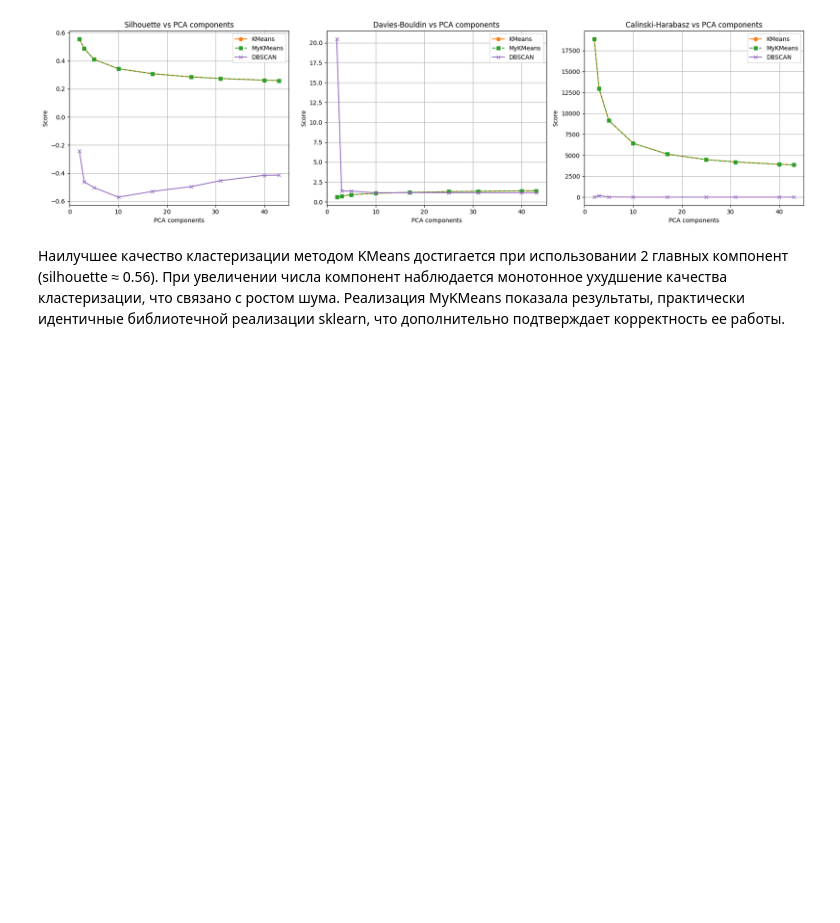
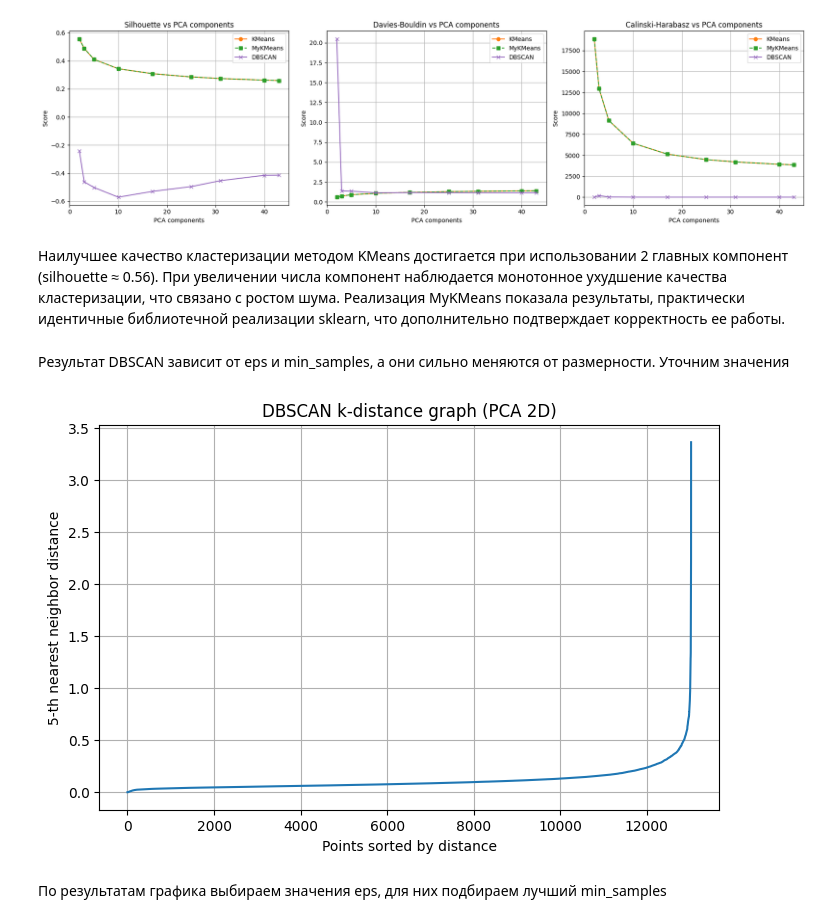
Before and after one commit to sofyak0zyreva/ml-course, a Jupyter notebook: homework/task6.ipynb, the cells around one changed output. Saved outputs shown, nothing was run; the diff lists cells and outputs as text; code cells hidden in the pictures; blank space fills up the shorter version.

```diff
--- a/homework/task6.ipynb
+++ b/homework/task6.ipynb
@@ -644,3 +663,31 @@ plt.show()
 Наилучшее качество кластеризации методом KMeans достигается при использовании 2 главных компонент (silhouette ≈ 0.56).
 При увеличении числа компонент наблюдается монотонное ухудшение качества кластеризации, что связано с ростом шума.
 Реализация MyKMeans показала результаты, практически идентичные библиотечной реализации sklearn, что дополнительно подтверждает корректность ее работы.
+# %% [markdown]
+Результат DBSCAN зависит от eps и min_samples, а они сильно меняются от размерности. Уточним значения
+# %%
+from sklearn.neighbors import NearestNeighbors
+
+min_samples = 5
+k = min_samples
+
+pca = PCA(n_components=2)
+X_2d = pca.fit_transform(X)
+
+neighbors = NearestNeighbors(n_neighbors=k)
+neighbors_fit = neighbors.fit(X_2d)
+distances, indices = neighbors_fit.kneighbors(X_2d)
+
+k_distances = np.sort(distances[:, k-1])
+
+plt.figure(figsize=(8,5))
+plt.plot(k_distances)
+plt.xlabel("Points sorted by distance")
+plt.ylabel(f"{k}-th nearest neighbor distance")
+plt.title("DBSCAN k-distance graph (PCA 2D)")
+plt.grid()
+plt.show()
+# %% [output]
+[figure, added]
+# %% [markdown]
+По результатам графика выбираем значения eps, для них подбираем лучший min_samples
```
Also changed, not shown: parts of 24 cells of this notebook.
